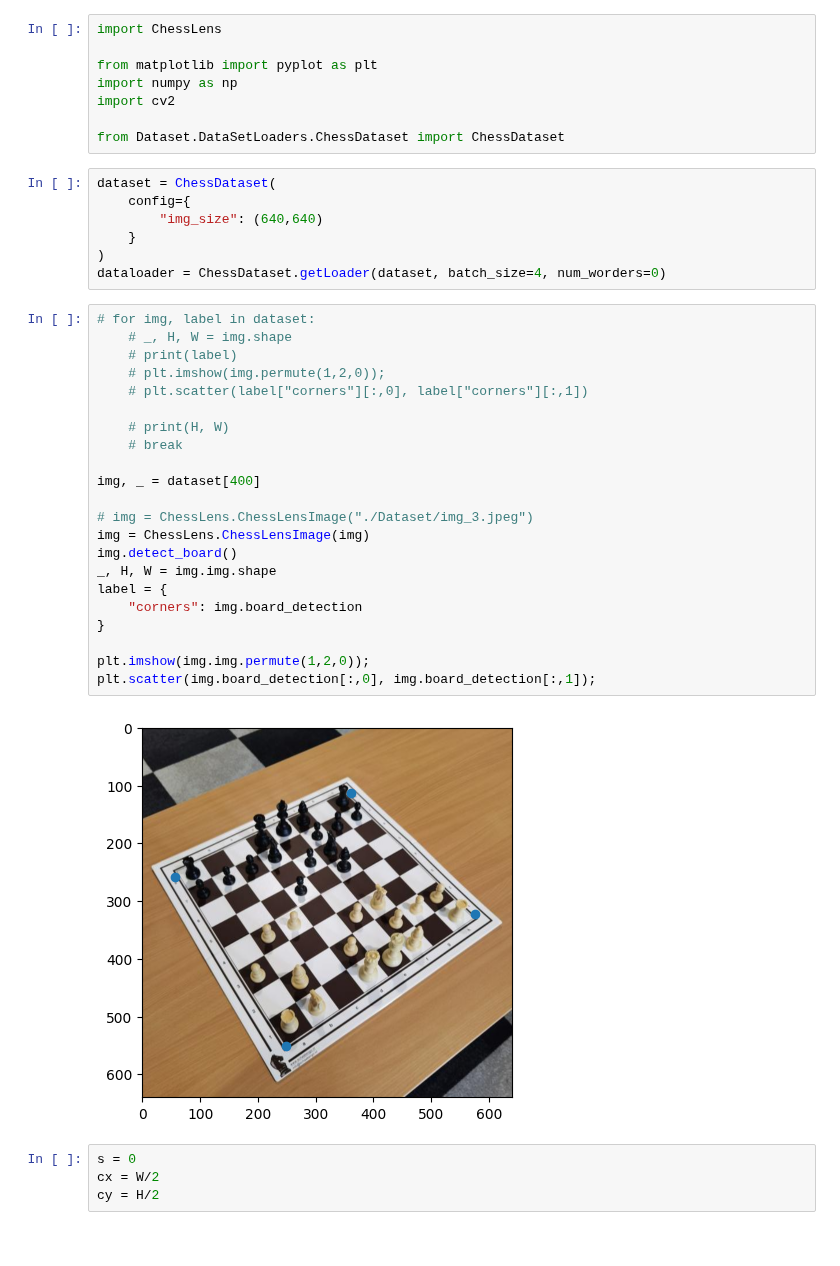
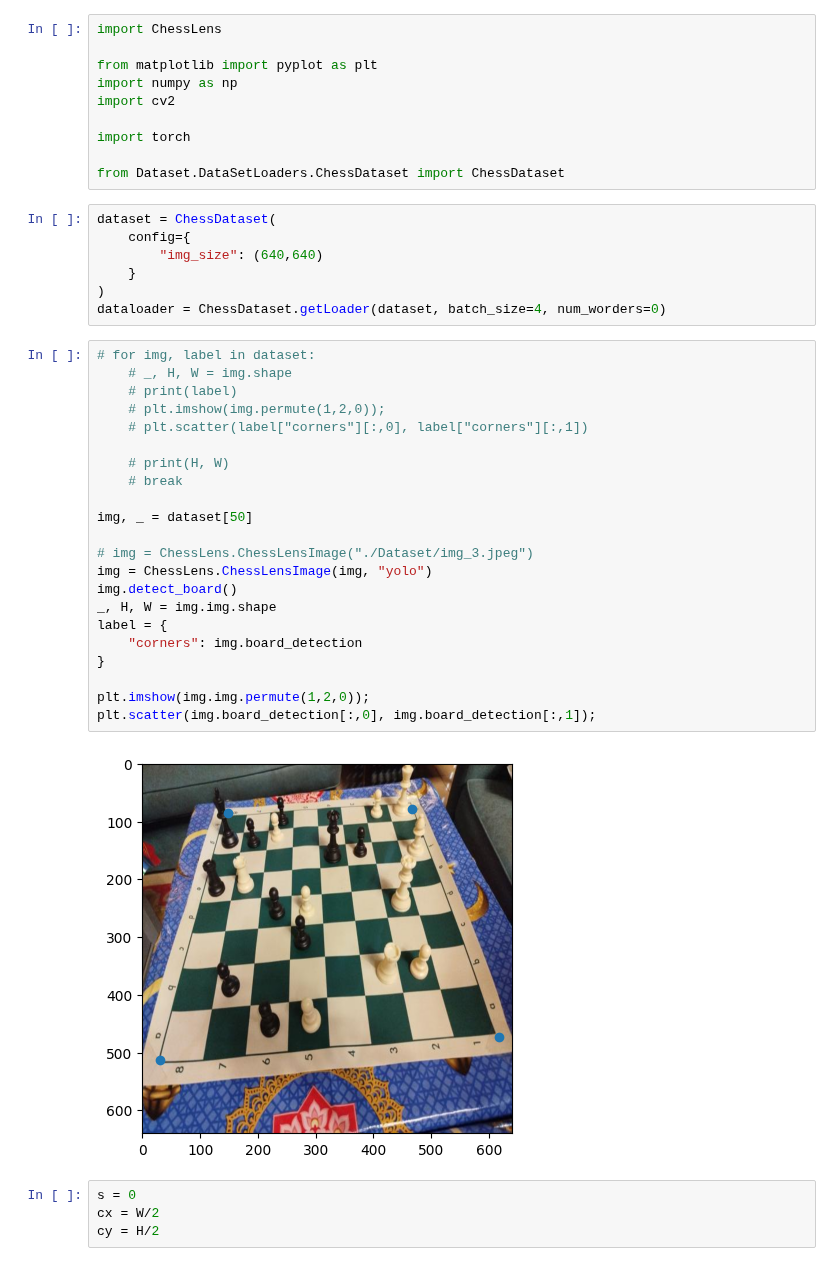
Before and after one commit to MostafaBelo/thesis_chess_lens, a Jupyter notebook: src/PieceDetection/PieceCropper_3D/main.ipynb, the cells around one changed output. Cells and saved outputs as stored; diff of their text form.

```diff
--- a/src/PieceDetection/PieceCropper_3D/main.ipynb
+++ b/src/PieceDetection/PieceCropper_3D/main.ipynb
@@ -5,6 +5,8 @@ from matplotlib import pyplot as plt
 import numpy as np
 import cv2
 
+import torch
+
 from Dataset.DataSetLoaders.ChessDataset import ChessDataset
 # %%
 dataset = ChessDataset(
@@ -16,27 +18,27 @@ dataloader = ChessDataset.getLoader(dataset, batch_size=4, num_worders=0)
 # %%
 # for img, label in dataset:
     # _, H, W = img.shape
     # print(label)
     # plt.imshow(img.permute(1,2,0));
     # plt.scatter(label["corners"][:,0], label["corners"][:,1])
 
     # print(H, W)
     # break
 
-img, _ = dataset[400]
+img, _ = dataset[50]
 
 # img = ChessLens.ChessLensImage("./Dataset/img_3.jpeg")
-img = ChessLens.ChessLensImage(img)
+img = ChessLens.ChessLensImage(img, "yolo")
 img.detect_board()
 _, H, W = img.img.shape
 label = {
     "corners": img.board_detection
 }
 
 plt.imshow(img.img.permute(1,2,0));
 plt.scatter(img.board_detection[:,0], img.board_detection[:,1]);
 # %% [output]
-[figure, old version]
+[figure, new version]
 # %%
 s = 0
 cx = W/2
```
Also changed, not shown: parts of 13 cells of this notebook, 6 other files.
